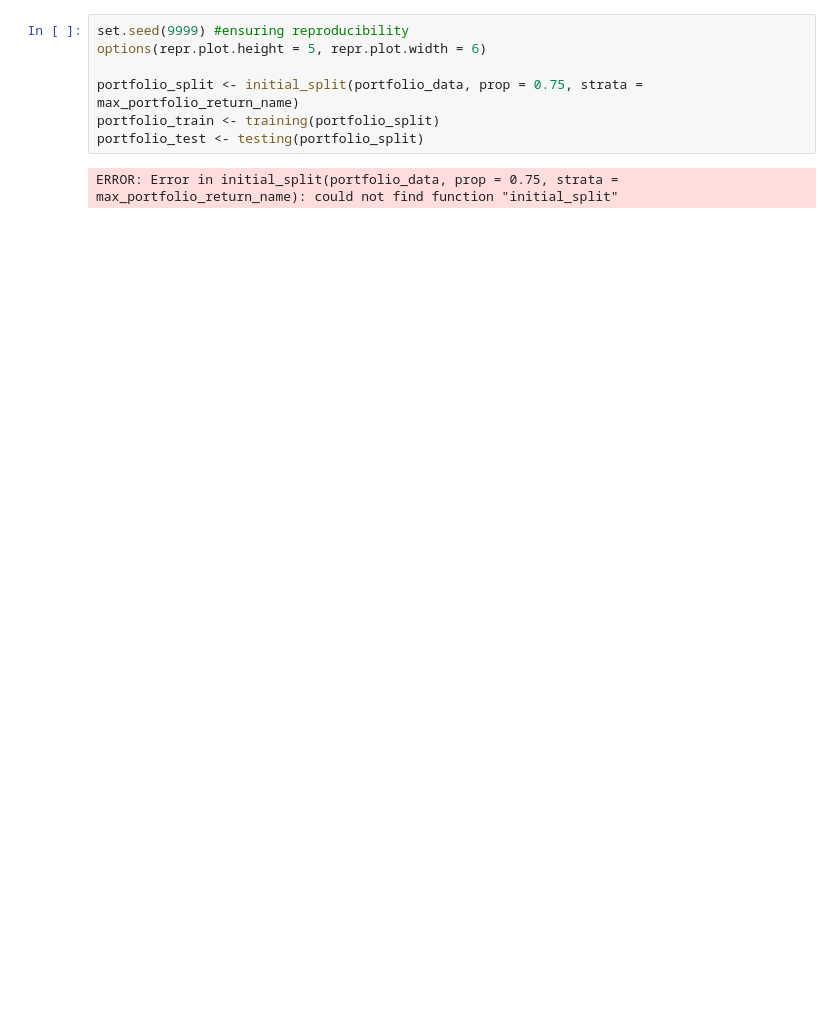
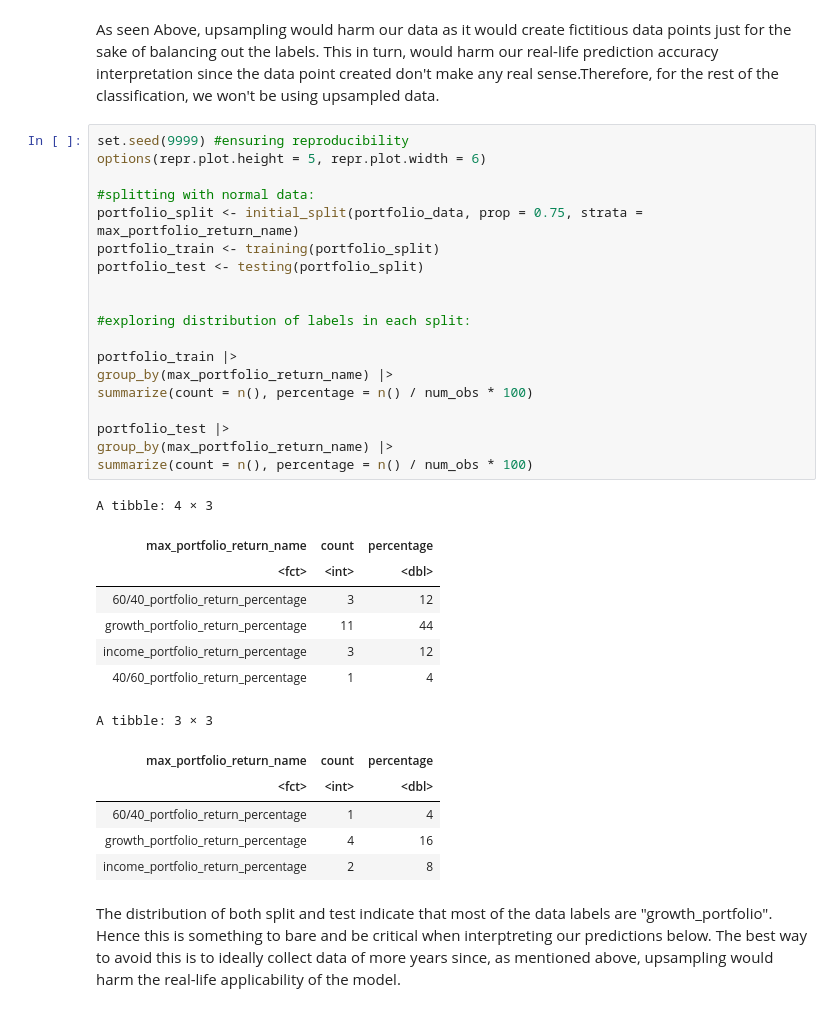
Before and after one commit to Arioniums/DSCI_100_125, a Jupyter notebook: KNN Classification Algorithm.ipynb, the cells around one changed output. Saved outputs shown, nothing was run; the diff lists cells and outputs as text; blank space fills up the shorter version.

```diff
--- a/KNN Classification Algorithm.ipynb
+++ b/KNN Classification Algorithm.ipynb
@@ -33,10 +165,38 @@ ERROR: Error in nrow(portfolio_data): object 'portfolio_data' not found
+# %% [markdown]
+As seen Above, upsampling would harm our data as it would create fictitious data points just for the sake of balancing out the labels. This in turn, would harm our real-life prediction accuracy interpretation since the data point created don't make any real sense.Therefore, for the rest of the classification, we won't be using upsampled data.
 # %%
 set.seed(9999) #ensuring reproducibility
 options(repr.plot.height = 5, repr.plot.width = 6)
 
+#splitting with normal data:
 portfolio_split <- initial_split(portfolio_data, prop = 0.75, strata = max_portfolio_return_name)
 portfolio_train <- training(portfolio_split)
 portfolio_test <- testing(portfolio_split)
+
+
+#exploring distribution of labels in each split:
+
+portfolio_train |>
+group_by(max_portfolio_return_name) |>
+summarize(count = n(), percentage = n() / num_obs * 100)
+
+portfolio_test |>
+group_by(max_portfolio_return_name) |>
+summarize(count = n(), percentage = n() / num_obs * 100)
 # %% [output]
-ERROR: Error in initial_split(portfolio_data, prop = 0.75, strata = max_portfolio_return_name): could not find function "initial_split"
+A tibble: 4 × 3
+| max_portfolio_return_name | count | percentage |
+| <fct> | <int> | <dbl> |
+| 60/40_portfolio_return_percentage | 3 | 12 |
+| growth_portfolio_return_percentage | 11 | 44 |
+| income_portfolio_return_percentage | 3 | 12 |
+| 40/60_portfolio_return_percentage | 1 | 4 |
+A tibble: 3 × 3
+| max_portfolio_return_name | count | percentage |
+| <fct> | <int> | <dbl> |
+| 60/40_portfolio_return_percentage | 1 | 4 |
+| growth_portfolio_return_percentage | 4 | 16 |
+| income_portfolio_return_percentage | 2 | 8 |
+# %% [markdown]
+The distribution of both split and test indicate that most of the data labels are "growth_portfolio". Hence this is something to bare and be critical when interptreting our predictions below. The best way to avoid this is to ideally collect data of more years since, as mentioned above, upsampling would harm the real-life applicability of the model.
 # %%
```
Also changed, not shown: parts of 10 cells of this notebook.
